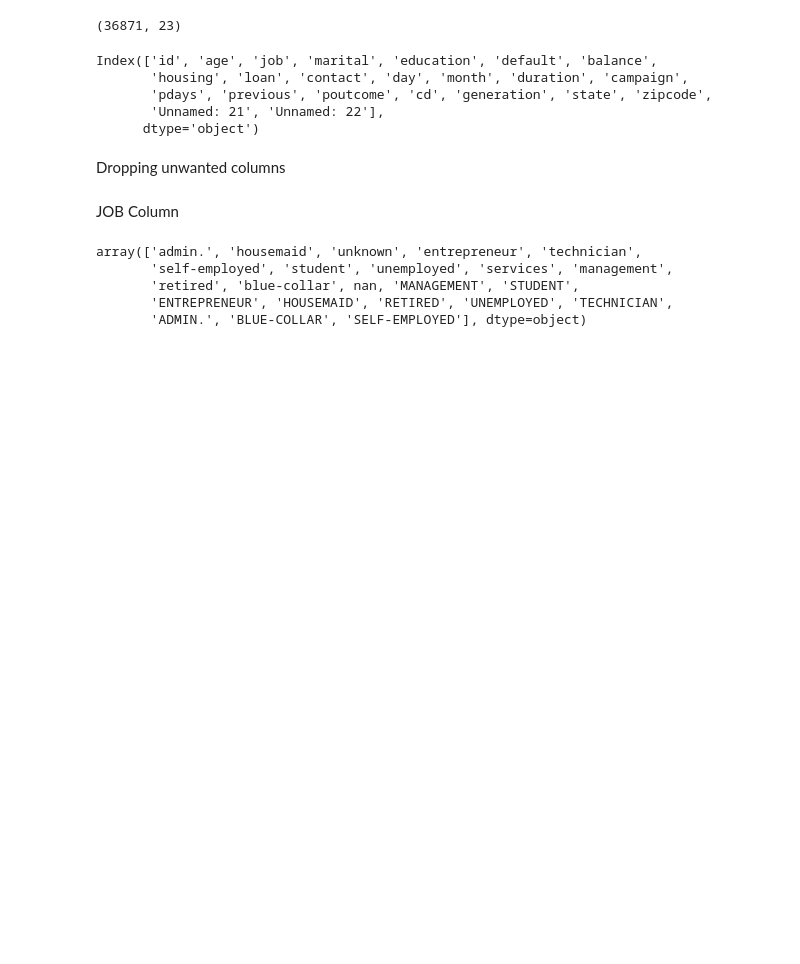
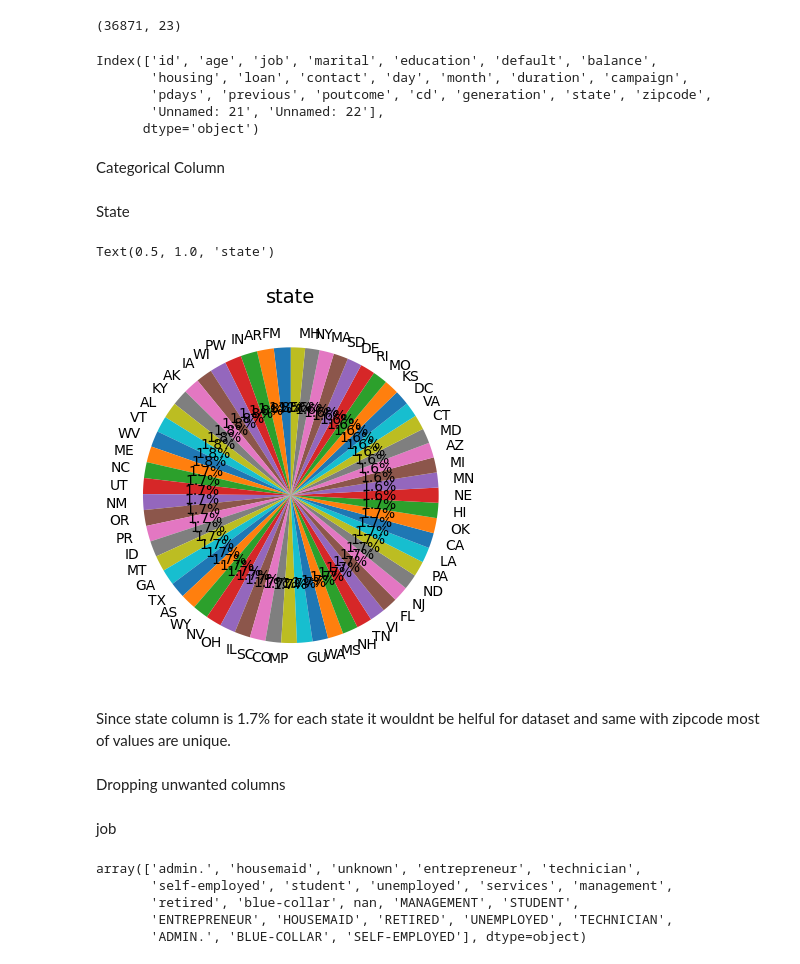
Before and after one commit to adityakr38/BankCD-Prediction, a Jupyter notebook: research/Expriement.ipynb, the cells around one changed output. Saved outputs shown, nothing was run; the diff lists cells and outputs as text; code cells hidden in the pictures; blank space fills up the shorter version.

```diff
--- a/research/Expriement.ipynb
+++ b/research/Expriement.ipynb
@@ -14,6 +17,19 @@ Index(['id', 'age', 'job', 'marital', 'education', 'default', 'balance',
        'pdays', 'previous', 'poutcome', 'cd', 'generation', 'state', 'zipcode',
        'Unnamed: 21', 'Unnamed: 22'],
       dtype='object')
+# %% [markdown]
+Categorical Column
+# %% [markdown]
+State
+# %%
+category_counts = df['state'].value_counts()
+plt.pie(category_counts, labels=category_counts.index, autopct='%1.1f%%', startangle=90)
+plt.title('state', fontsize=14)
+# %% [output]
+Text(0.5, 1.0, 'state')
+[figure, added]
+# %% [markdown]
+Since state column is 1.7% for each state it wouldnt be helful for dataset and same with zipcode most of values are unique.
 # %% [markdown]
 Dropping unwanted columns
 # %%
@@ -21,5 +37,5 @@ df.drop(columns= ['id', 'Unnamed: 21', 'Unnamed: 22'], inplace= True)
-# %% [markdown]
-JOB Column
+# %% [markdown]
+job
 # %%
 df['job'].unique()
 # %% [output]
```
Also changed, not shown: parts of 59 cells of this notebook.
